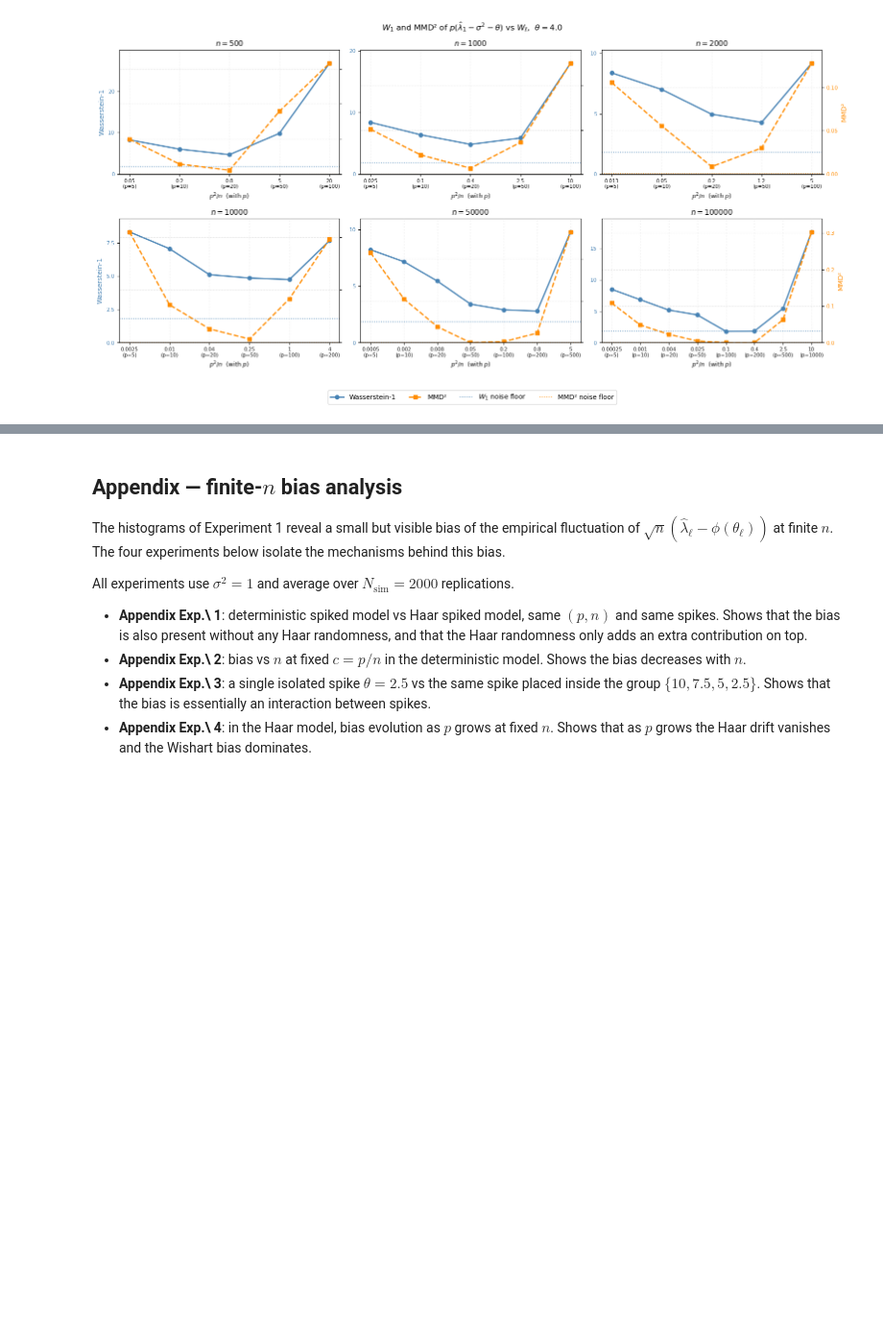
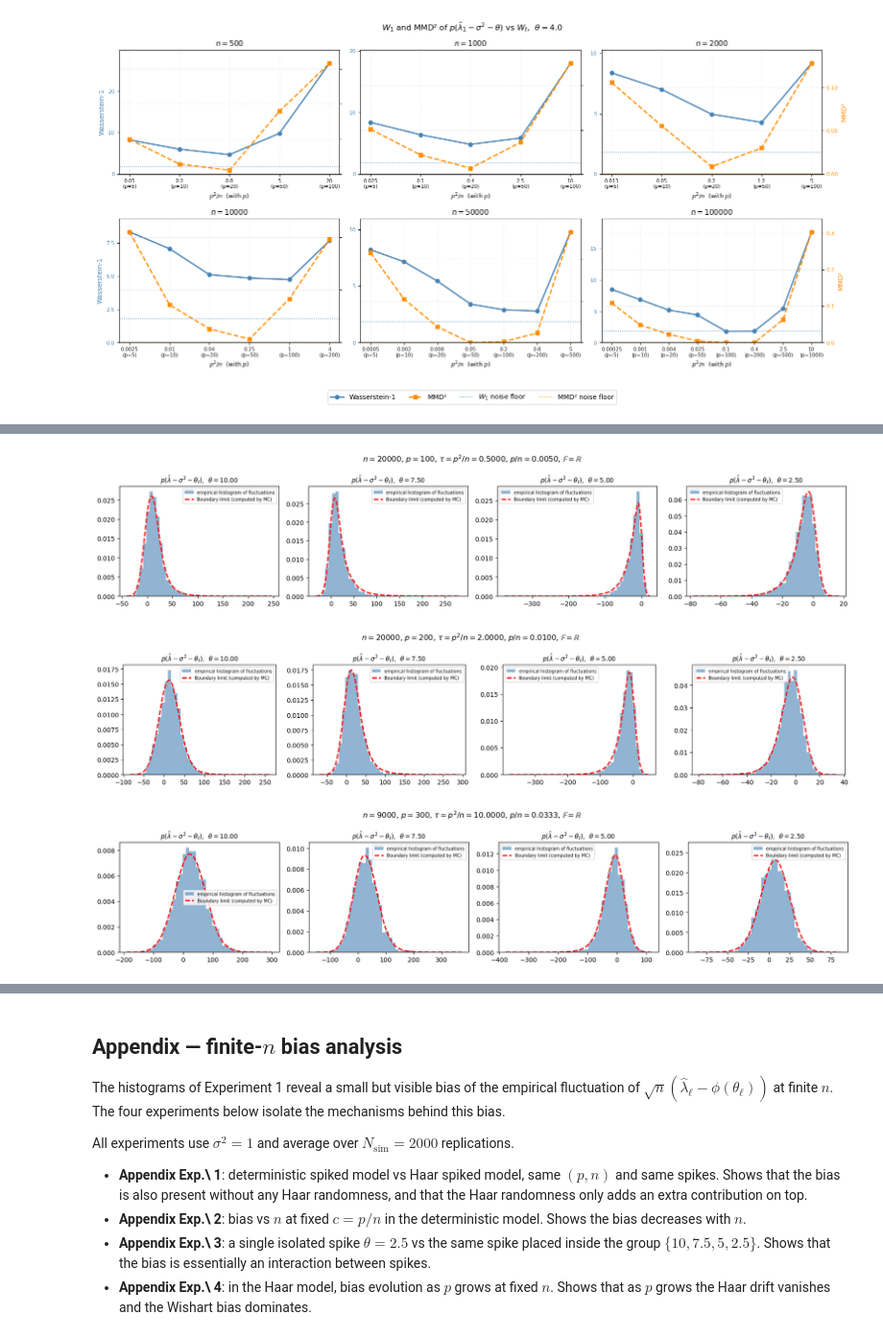
Before and after one commit to jeanlouvaleau/Internship-Random-Matrix-for-ML-, a Jupyter notebook: spiked_haar_experiments.ipynb, the cells around one changed output, grey strips where cells are left out. Shown at 96% size. Cells and saved outputs as stored; diff of their text form; code cells hidden in the pictures; blank space fills up the shorter version.

Commit message:
update experiments

```diff
--- a/spiked_haar_experiments.ipynb
+++ b/spiked_haar_experiments.ipynb
@@ -646,0 +673,72 @@ plt.show()
+# %%
+N_SIM_NEW = 2000   # reduce if too slow
+
+
+def boundary_limit_samples(theta, alphas, betas, mode, p, n, sigma2, N_mc, rng):
+    """
+    Monte Carlo sample of the boundary limit:
+       W_ell + sqrt(kappa * tau) * (sigma^2 + theta) * G + tau * sigma^2 * (sigma^2 + theta) / theta
+    where tau = p^2 / n and G ~ N(0, 1) is independent of W_ell.
+    """
+    kappa = 1 if mode == 'unitary' else 2
+    tau = p * p / n
+    W = sample_W_ell(theta, alphas, betas, mode, N_mc, rng)
+    G = rng.standard_normal(N_mc)
+    drift = tau * sigma2 * (sigma2 + theta) / theta
+    gauss = np.sqrt(kappa * tau) * (sigma2 + theta) * G
+    return W + gauss + drift
+
+
+def plot_hist_boundary(p, n, mode, alphas, betas, sigma2, N_sim, seed=SEED, N_MC_plot=100000):
+    """Empirical histogram of p*(hat_lambda - sigma^2 - theta) vs boundary limit (KDE)."""
+    c = p / n
+    tau = p * p / n
+
+    rng = np.random.default_rng(seed)
+    theta_vec, _, sample_eigs = run_haar(alphas, betas, p, n, sigma2, mode, N_sim, rng)
+    K = len(theta_vec)
+
+    rng_W = np.random.default_rng(seed + 999)
+
+    fig, axes = plt.subplots(1, K, figsize=(4.2 * K, 3.6))
+    for k in range(K):
+        ax = axes[k]
+        theta = theta_vec[k]
+        fluct = p * (sample_eigs[:, k] - sigma2 - theta)
+        limit = boundary_limit_samples(theta, alphas, betas, mode, p, n, sigma2, N_MC_plot, rng_W)
+
+        lo = min(fluct.min(), limit.min())
+        hi = max(fluct.max(), limit.max())
+        bins = np.linspace(lo, hi, 45)
+
+        ax.hist(fluct, bins=bins, density=True, alpha=0.6, color='steelblue',
+                label='empirical histogram of fluctuations')
+        kde = gaussian_kde(limit, bw_method=0.15)
+        xs = np.linspace(lo, hi, 400)
+        ax.plot(xs, kde(xs), 'r--', lw=2,
+                label='Boundary limit (computed by MC)')
+
+        ax.set_title(rf'$p(\hat\lambda - \sigma^2 - \theta_\ell)$,  $\theta = {theta:.2f}$',
+                     fontsize=10)
+        ax.legend(fontsize=7)
+
+    mode_letter = r'\mathbb{C}' if mode == 'unitary' else r'\mathbb{R}'
+    fig.suptitle(rf'$n = {n}$, $p = {p}$, $\tau = p^2/n = {tau:.4f}$, '
+                 rf'$p/n = {c:.4f}$, $\mathbb{{F}} = {mode_letter}$', fontsize=12)
+    plt.tight_layout()
+    plt.show()
+
+
+# Run the boundary regime experiment
+configs_boundary = [
+    (100, 20000, 'orthogonal'),   # tau = 0.5
+    (200, 20000, 'orthogonal'),   # tau = 2
+    (300, 9000,  'orthogonal'),   # tau = 10
+]
+
+for (p, n, mode) in configs_boundary:
+    plot_hist_boundary(p, n, mode, alphas_hist, betas_hist, sigma2, N_SIM_NEW)
+# %% [output]
+[figure, added]
+[figure, added]
+[figure, added]
```
Also changed, not shown: parts of 7 cells of this notebook.
